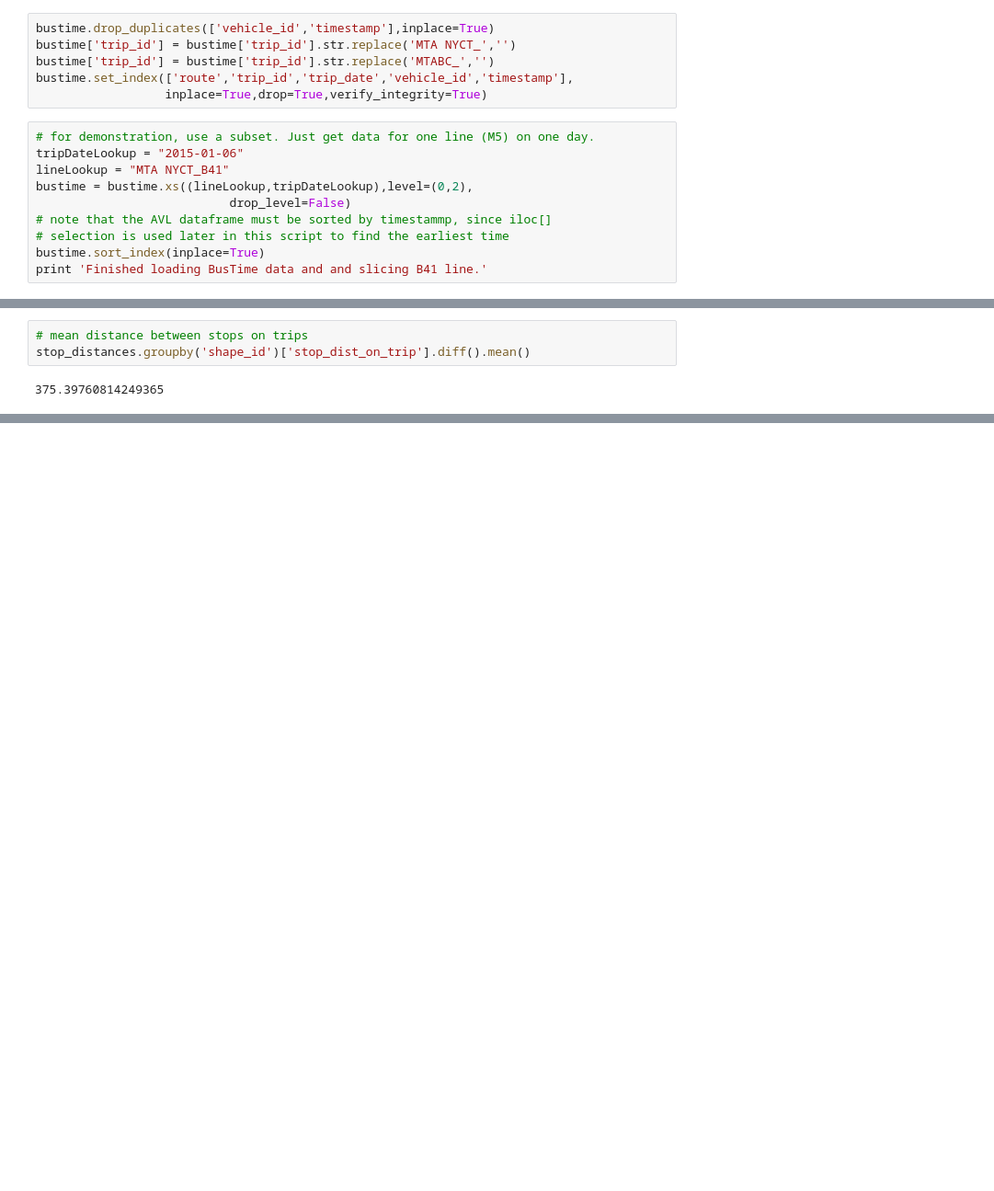
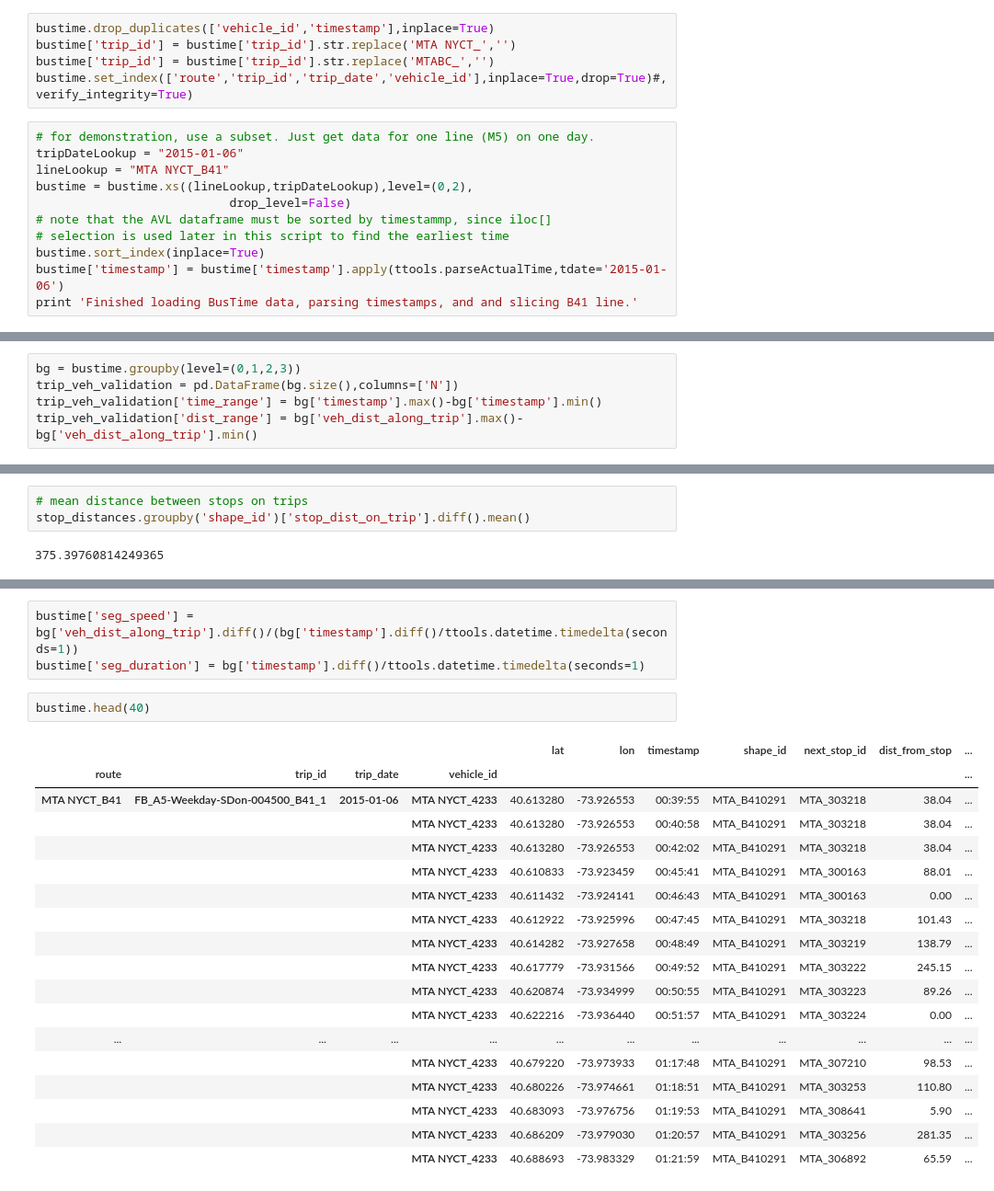
Before and after one commit to sarangof/Bus-Capstone, a Jupyter notebook: distance_data_demo.ipynb, the cells around one changed output, grey strips where cells are left out. Shown: that part at 92% size. Cells and saved outputs as stored; diff of their text form; blank space fills up the shorter version.

```diff
--- a/distance_data_demo.ipynb
+++ b/distance_data_demo.ipynb
@@ -13,8 +16,7 @@ bustime.columns = ['route','lat','lon','timestamp','vehicle_id','trip_id','trip_
 bustime.drop_duplicates(['vehicle_id','timestamp'],inplace=True)
 bustime['trip_id'] = bustime['trip_id'].str.replace('MTA NYCT_','')
 bustime['trip_id'] = bustime['trip_id'].str.replace('MTABC_','')
-bustime.set_index(['route','trip_id','trip_date','vehicle_id','timestamp'],
-                  inplace=True,drop=True,verify_integrity=True)
+bustime.set_index(['route','trip_id','trip_date','vehicle_id'],inplace=True,drop=True)#,verify_integrity=True)
 # %%
 # for demonstration, use a subset. Just get data for one line (M5) on one day.
 tripDateLookup = "2015-01-06"
@@ -24,5 +26,6 @@ bustime = bustime.xs((lineLookup,tripDateLookup),level=(0,2),
 # note that the AVL dataframe must be sorted by timestammp, since iloc[]
 # selection is used later in this script to find the earliest time
 bustime.sort_index(inplace=True)
-print 'Finished loading BusTime data and and slicing B41 line.'
+bustime['timestamp'] = bustime['timestamp'].apply(ttools.parseActualTime,tdate='2015-01-06')
+print 'Finished loading BusTime data, parsing timestamps, and and slicing B41 line.'
 # %% [output]
@@ -59,0 +45,5 @@ Name: veh_dist_along_trip, dtype: float64
+# %%
+bg = bustime.groupby(level=(0,1,2,3))
+trip_veh_validation = pd.DataFrame(bg.size(),columns=['N'])
+trip_veh_validation['time_range'] = bg['timestamp'].max()-bg['timestamp'].min()
+trip_veh_validation['dist_range'] = bg['veh_dist_along_trip'].max()-bg['veh_dist_along_trip'].min()
@@ -84,0 +99,24 @@ stop_distances.groupby('shape_id')['stop_dist_on_trip'].diff().mean()
+# %%
+bustime['seg_speed'] = bg['veh_dist_along_trip'].diff()/(bg['timestamp'].diff()/ttools.datetime.timedelta(seconds=1))
+bustime['seg_duration'] = bg['timestamp'].diff()/ttools.datetime.timedelta(seconds=1)
+# %%
+bustime.head(40)
+# %% [output]
+|  |  |  |  | lat | lon | timestamp | shape_id | next_stop_id | dist_from_stop | ... |
+| route | trip_id | trip_date | vehicle_id |  |  |  |  |  |  | ... |
+| MTA NYCT_B41 | FB_A5-Weekday-SDon-004500_B41_1 | 2015-01-06 | MTA NYCT_4233 | 40.613280 | -73.926553 | 00:39:55 | MTA_B410291 | MTA_303218 | 38.04 | ... |
+|  |  |  | MTA NYCT_4233 | 40.613280 | -73.926553 | 00:40:58 | MTA_B410291 | MTA_303218 | 38.04 | ... |
+|  |  |  | MTA NYCT_4233 | 40.613280 | -73.926553 | 00:42:02 | MTA_B410291 | MTA_303218 | 38.04 | ... |
+|  |  |  | MTA NYCT_4233 | 40.610833 | -73.923459 | 00:45:41 | MTA_B410291 | MTA_300163 | 88.01 | ... |
+|  |  |  | MTA NYCT_4233 | 40.611432 | -73.924141 | 00:46:43 | MTA_B410291 | MTA_300163 | 0.00 | ... |
+|  |  |  | MTA NYCT_4233 | 40.612922 | -73.925996 | 00:47:45 | MTA_B410291 | MTA_303218 | 101.43 | ... |
+|  |  |  | MTA NYCT_4233 | 40.614282 | -73.927658 | 00:48:49 | MTA_B410291 | MTA_303219 | 138.79 | ... |
+|  |  |  | MTA NYCT_4233 | 40.617779 | -73.931566 | 00:49:52 | MTA_B410291 | MTA_303222 | 245.15 | ... |
+|  |  |  | MTA NYCT_4233 | 40.620874 | -73.934999 | 00:50:55 | MTA_B410291 | MTA_303223 | 89.26 | ... |
+|  |  |  | MTA NYCT_4233 | 40.622216 | -73.936440 | 00:51:57 | MTA_B410291 | MTA_303224 | 0.00 | ... |
+| ... | ... | ... | ... | ... | ... | ... | ... | ... | ... | ... |
+|  |  |  | MTA NYCT_4233 | 40.679220 | -73.973933 | 01:17:48 | MTA_B410291 | MTA_307210 | 98.53 | ... |
+|  |  |  | MTA NYCT_4233 | 40.680226 | -73.974661 | 01:18:51 | MTA_B410291 | MTA_303253 | 110.80 | ... |
+|  |  |  | MTA NYCT_4233 | 40.683093 | -73.976756 | 01:19:53 | MTA_B410291 | MTA_308641 | 5.90 | ... |
+|  |  |  | MTA NYCT_4233 | 40.686209 | -73.979030 | 01:20:57 | MTA_B410291 | MTA_303256 | 281.35 | ... |
+|  |  |  | MTA NYCT_4233 | 40.688693 | -73.983329 | 01:21:59 | MTA_B410291 | MTA_306892 | 65.59 | ... |
```
Also changed, not shown: parts of 11 cells of this notebook.
